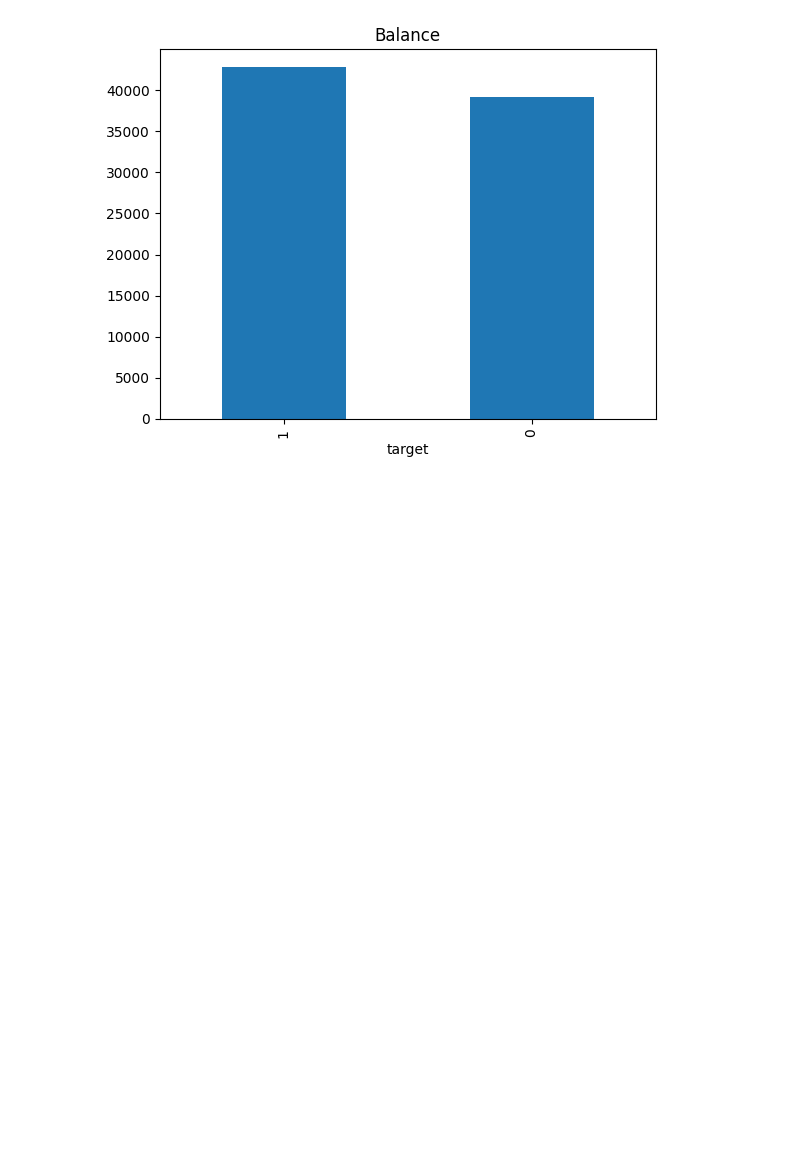
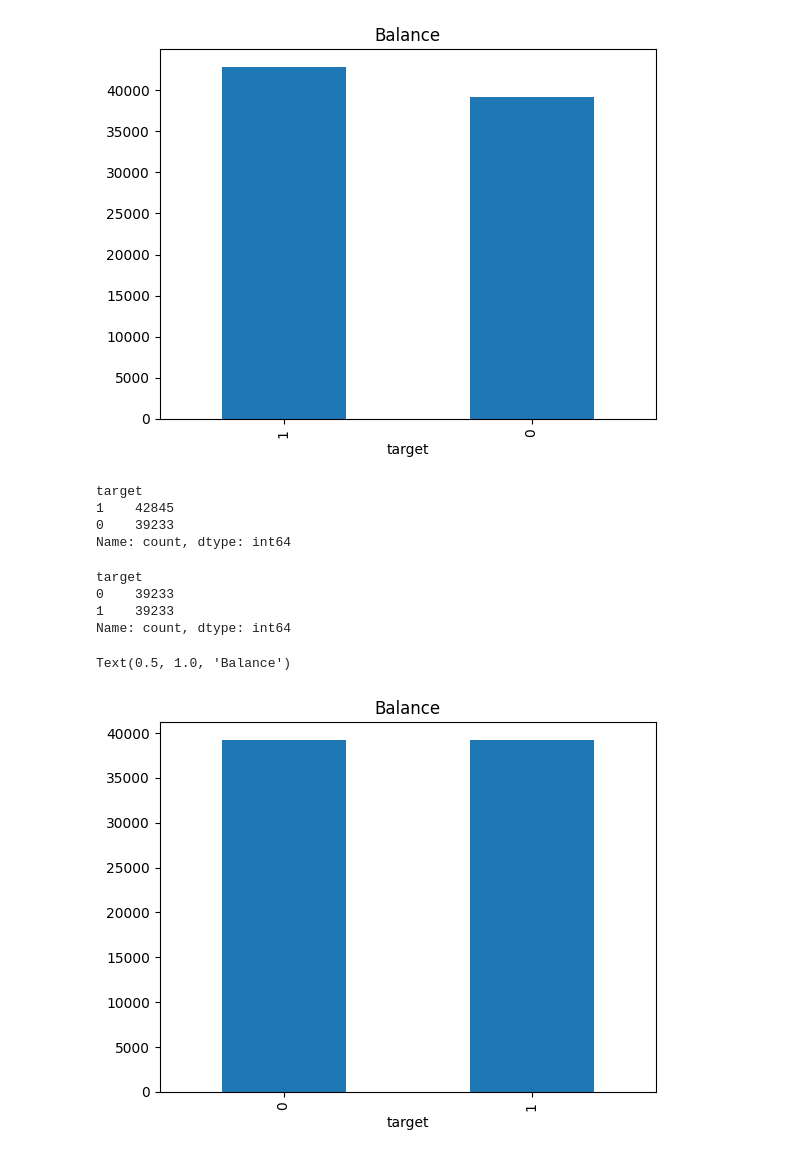
Before and after one commit to nikobiebl/Project-Work-2, a Jupyter notebook: code.ipynb, the cells around one changed output. Drawn from its saved outputs; the diff is of its cells as text; code cells hidden in the pictures; blank space fills up the shorter version.

```diff
--- a/code.ipynb
+++ b/code.ipynb
@@ -111,3 +109,28 @@ plt.title('Balance')
 # %% [output]
 Text(0.5, 1.0, 'Balance')
 [figure]
+# %%
+# get the exact balance
+df['target'].value_counts()
+# %% [output]
+target
+1    42845
+0    39233
+Name: count, dtype: int64
+# %%
+df = df.groupby('target').apply(lambda x: x.sample(39233, replace=True)).reset_index(drop=True)
+# %%
+# get the exact balance
+df['target'].value_counts()
+# %% [output]
+target
+0    39233
+1    39233
+Name: count, dtype: int64
+# %%
+# bar chart showing the balance between 1 and 0
+df['target'].value_counts().plot(kind='bar')
+plt.title('Balance')
+# %% [output]
+Text(0.5, 1.0, 'Balance')
+[figure, added]
```
Also changed, not shown: parts of 12 cells of this notebook, 1 other file.
